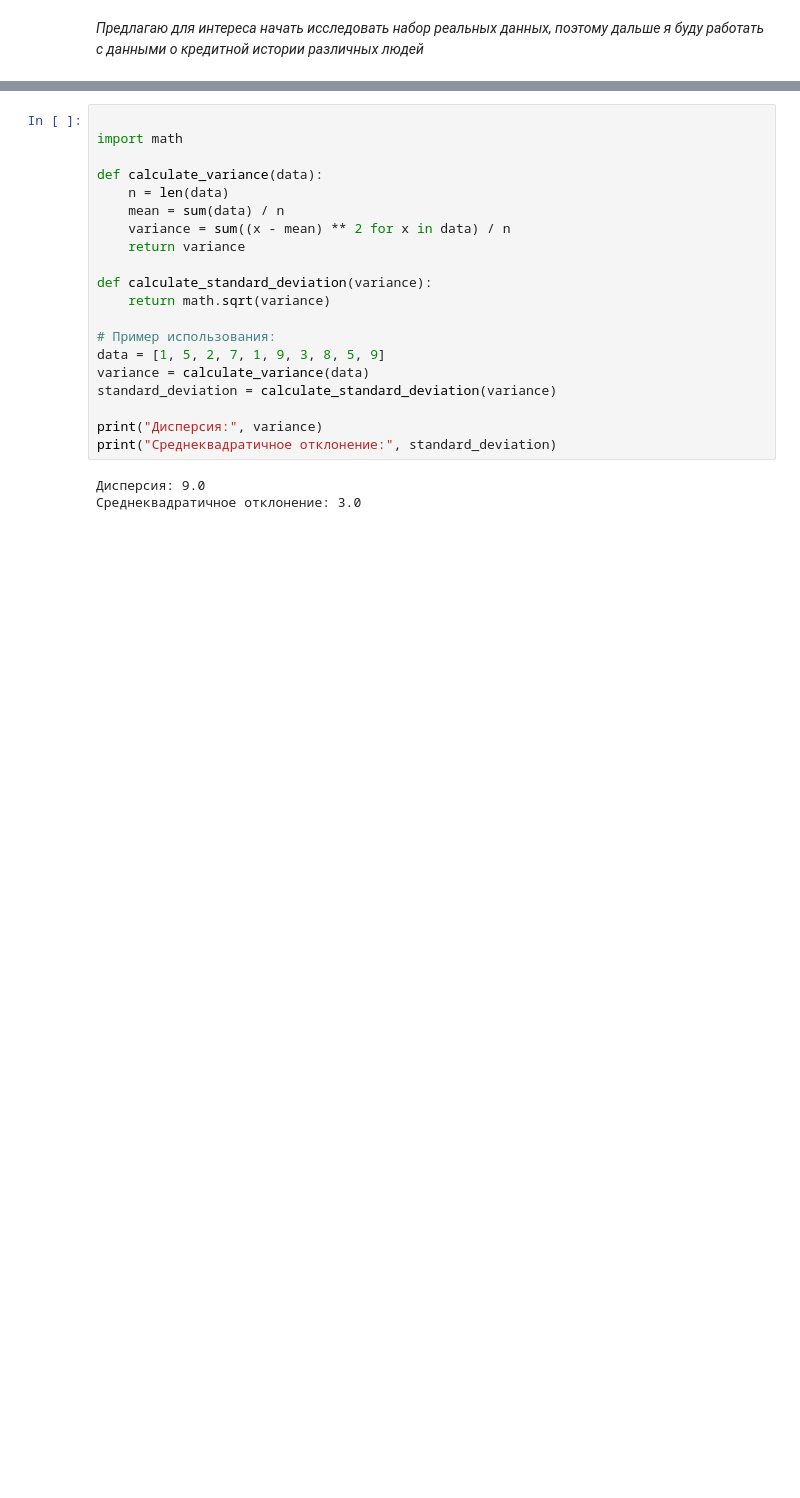
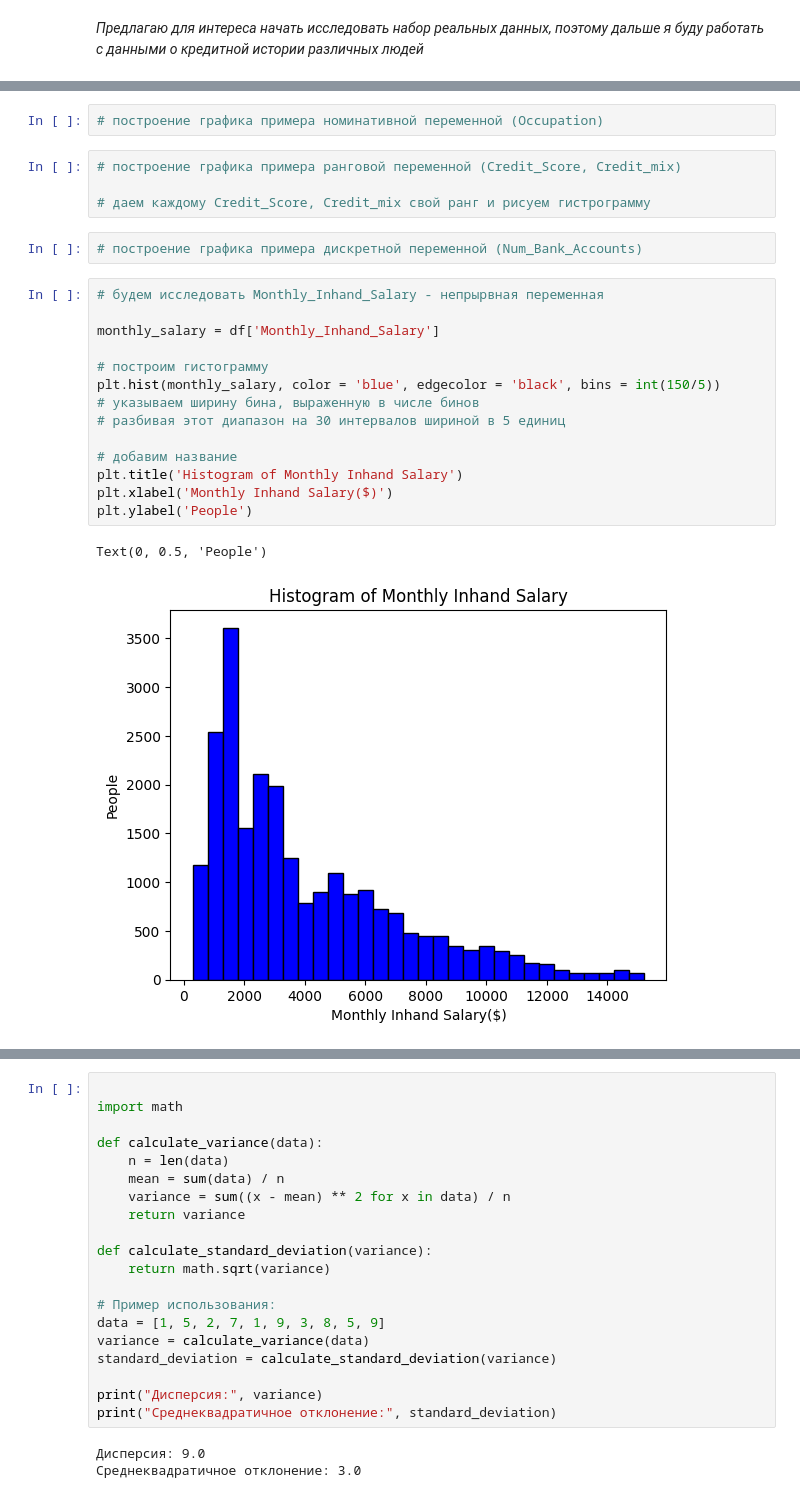
Before and after one commit to AndMarina/analyste_project, a Jupyter notebook: introduction.ipynb, the cells around one changed output, grey strips where cells are left out. Saved outputs shown, nothing was run; the diff lists cells and outputs as text; blank space fills up the shorter version.

```diff
--- a/introduction.ipynb
+++ b/introduction.ipynb
@@ -107,0 +163,25 @@ credit_ratio =0
+# %%
+# построение графика примера номинативной переменной (Occupation)
+# %%
+# построение графика примера ранговой переменной (Credit_Score, Credit_mix)
+
+# даем каждому Credit_Score, Credit_mix свой ранг и рисуем гистрограмму
+# %%
+# построение графика примера дискретной переменной (Num_Bank_Accounts)
+# %%
+# будем исследовать Monthly_Inhand_Salary - непрырвная переменная
+
+monthly_salary = df['Monthly_Inhand_Salary']
+
+# построим гистограмму
+plt.hist(monthly_salary, color = 'blue', edgecolor = 'black', bins = int(150/5))
+# указываем ширину бина, выраженную в числе бинов
+# разбивая этот диапазон на 30 интервалов шириной в 5 единиц
+
+# добавим название
+plt.title('Histogram of Monthly Inhand Salary')
+plt.xlabel('Monthly Inhand Salary($)')
+plt.ylabel('People')
+# %% [output]
+Text(0, 0.5, 'People')
+[figure, added]
```
Also changed, not shown: parts of 18 cells of this notebook, 1 other file.
